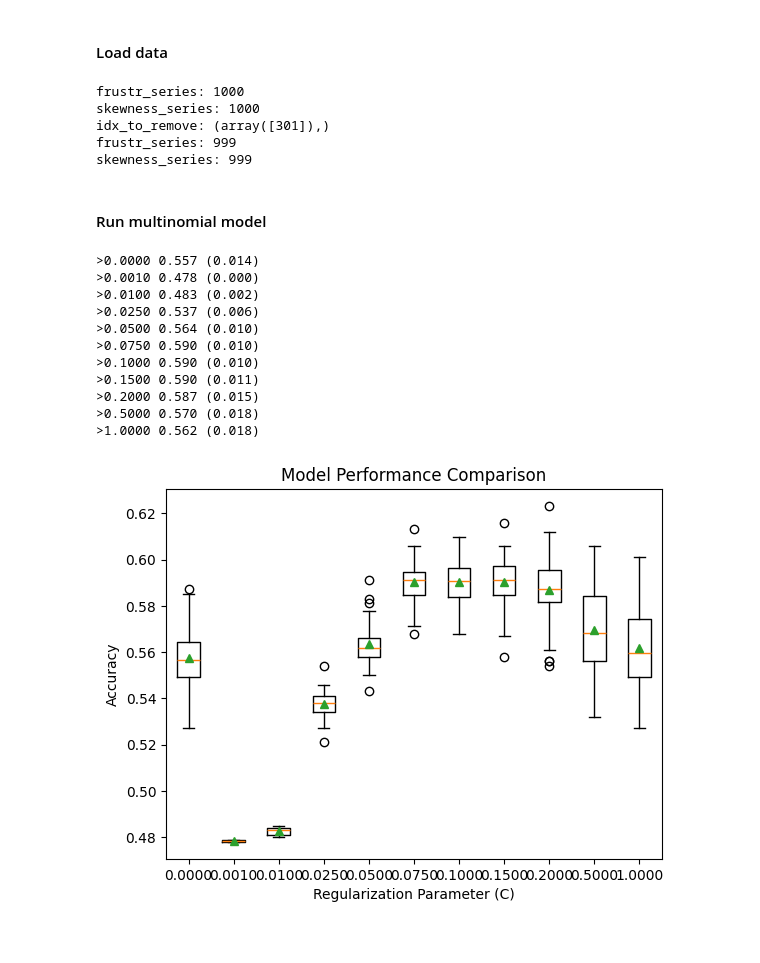
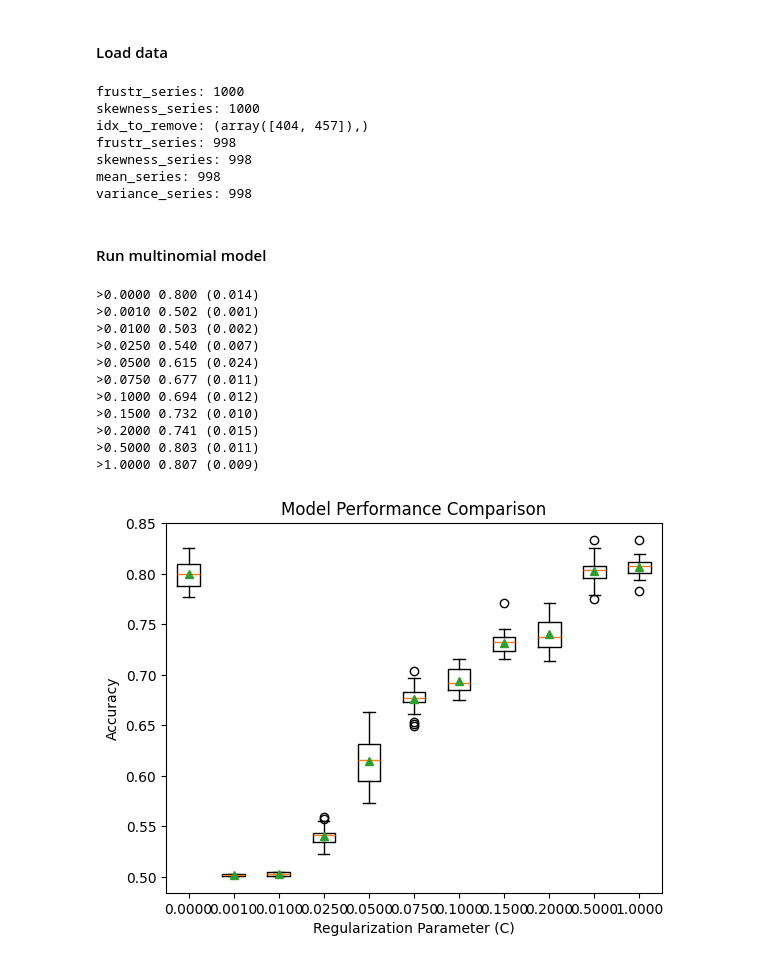
Before and after one commit to Qu-DOS/QuantumPrimer.jl, a Jupyter notebook: notebooks/skewness_multinomial_logistic_regression.ipynb, the cells around one changed output. Drawn from its saved outputs; the diff is of its cells as text; code cells hidden in the pictures.

Commit message:
Update models and plots with mean and variance of spectra

```diff
--- a/notebooks/skewness_multinomial_logistic_regression.ipynb
+++ b/notebooks/skewness_multinomial_logistic_regression.ipynb
@@ -14,11 +14,16 @@ from matplotlib import pyplot
 # %%
 # Load the .npz file
 # data = np.load('../data/skewness/skewness_multinomial_n6.npz')
-data = np.load('../data/skewness/skewness_multinomial_n6_lesszeros.npz')
+# data = np.load('../data/skewness/skewness_multinomial_n6_lesszeros.npz')
+# data = np.load('../data/skewness/skewness_multinomial_n6_additional_features.npz')
+data = np.load('../data/skewness/skewness_multinomial_n6_additional_features_xfield_zfield.npz')
 
 # Access the arrays
 frustr_series = data['frustr_series']
 skewness_series = data['skewness_series']
+mean_series = data['mean_series']
+variance_series = data['variance_series']
+pos_ratio_series = data['pos_ratio_series']
 
 # Print the arrays to verify
 print('frustr_series:', len(frustr_series))
@@ -29,6 +34,8 @@ for i in [4]:
     idx_to_remove = np.where(frustr_series == i)
     print('idx_to_remove:', idx_to_remove)
     skewness_series = np.delete(skewness_series, idx_to_remove)
+    mean_series = np.delete(mean_series, idx_to_remove)
+    variance_series = np.delete(variance_series, idx_to_remove)
     frustr_series = np.delete(frustr_series, idx_to_remove)
 
 # # Limit to classify between frustrated / non-frustrated
@@ -40,16 +47,22 @@ for i in [4]:
 for i in range(len(skewness_series)):
     if np.isnan(skewness_series[i]):
         skewness_series[i] = 0
+        mean_series[i] = 0
+        variance_series[i] = 0
         frustr_series[i] = 0
 
 print('frustr_series:', len(frustr_series))
 print('skewness_series:', len(skewness_series))
+print('mean_series:', len(mean_series))
+print('variance_series:', len(variance_series))
 # %% [output]
 frustr_series: 1000
 skewness_series: 1000
-idx_to_remove: (array([301]),)
-frustr_series: 999
-skewness_series: 999
+idx_to_remove: (array([404, 457]),)
+frustr_series: 998
+skewness_series: 998
+mean_series: 998
+variance_series: 998
 # %% [markdown]
 #### Run multinomial model
 # %%
@@ -64,9 +77,9 @@ def get_models():
 	for p in [0.0, 0.001, 0.01, 0.025, 0.05, 0.075, 0.1, 0.15, 0.2, 0.5, 1.0]:
 		key = '%.4f' % p # string formatting
 		if p == 0.0:
-			models[key] = LogisticRegression(solver='lbfgs', penalty=None)
+			models[key] = LogisticRegression(solver='lbfgs', max_iter=1000, penalty=None)
 		else:
-			models[key] = LogisticRegression(solver='lbfgs', penalty='l2', C=p)
+			models[key] = LogisticRegression(solver='lbfgs', max_iter=1000, penalty='l2', C=p)
 	return models
 
 # evaluate a give model using cross-validation
@@ -74,46 +87,50 @@ def evaluate_model(model, X, y):
 	# define the evaluation procedure
 	cv = RepeatedStratifiedKFold(n_splits=2, n_repeats=20, random_state=111)
 	# evaluate the model
 	scores = cross_val_score(model, X, y, scoring='accuracy', cv=cv, n_jobs=-1)
 	return scores
 
 # define dataset
 # X, y = get_dataset()
-X, y = skewness_series.reshape(-1, 1), frustr_series
+# X, y = skewness_series.reshape(-1, 1), frustr_series
+# X, y = variance_series.reshape(-1, 1), frustr_series
+# X, y = np.random.rand(1000).reshape(-1, 1), frustr_series
+X, y = np.column_stack((variance_series, skewness_series)), frustr_series
+# X, y = np.column_stack((np.random.rand(1000), np.random.rand(1000))), frustr_series
 
 # get the models to evaluate
 models = get_models()
 
 # evaluate the models and store results
 results, names = list(), list()
 for name, model in models.items():
 	# evaluate the model and collect the scores
 	scores = evaluate_model(model, X, y)
 	# store the results
 	results.append(scores)
 	names.append(name)
 	# summarize progress along the way
 	print('>%s %.3f (%.3f)' % (name, mean(scores), std(scores)))
 
 # plot model performance for comparison
 pyplot.boxplot(results, tick_labels=names, showmeans=True) # mean: green triangle, median: orange line, 1st and 3rd quartiles: box
 pyplot.xlabel('Regularization Parameter (C)')
 pyplot.ylabel('Accuracy')
 pyplot.title('Model Performance Comparison')
 pyplot.show()
 # %% [output]
->0.0000 0.557 (0.014)
->0.0010 0.478 (0.000)
->0.0100 0.483 (0.002)
->0.0250 0.537 (0.006)
->0.0500 0.564 (0.010)
->0.0750 0.590 (0.010)
->0.1000 0.590 (0.010)
->0.1500 0.590 (0.011)
->0.2000 0.587 (0.015)
->0.5000 0.570 (0.018)
->1.0000 0.562 (0.018)
+>0.0000 0.800 (0.014)
+>0.0010 0.502 (0.001)
+>0.0100 0.503 (0.002)
+>0.0250 0.540 (0.007)
+>0.0500 0.615 (0.024)
+>0.0750 0.677 (0.011)
+>0.1000 0.694 (0.012)
+>0.1500 0.732 (0.010)
+>0.2000 0.741 (0.015)
+>0.5000 0.803 (0.011)
+>1.0000 0.807 (0.009)
-[figure, old version]
+[figure, new version]
 # %%
 # tune regularization for multinomial logistic regression
 from numpy import mean, std
```
Also changed, not shown: parts of 1 cell of this notebook.
